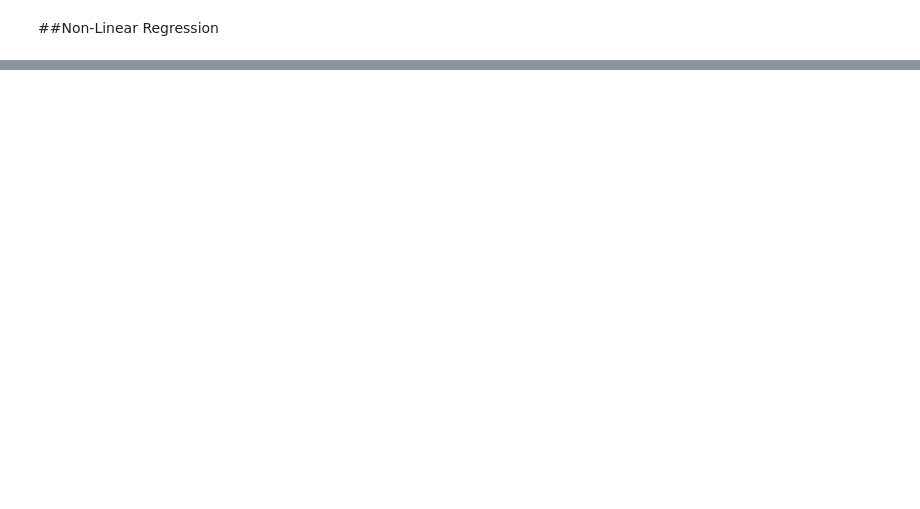
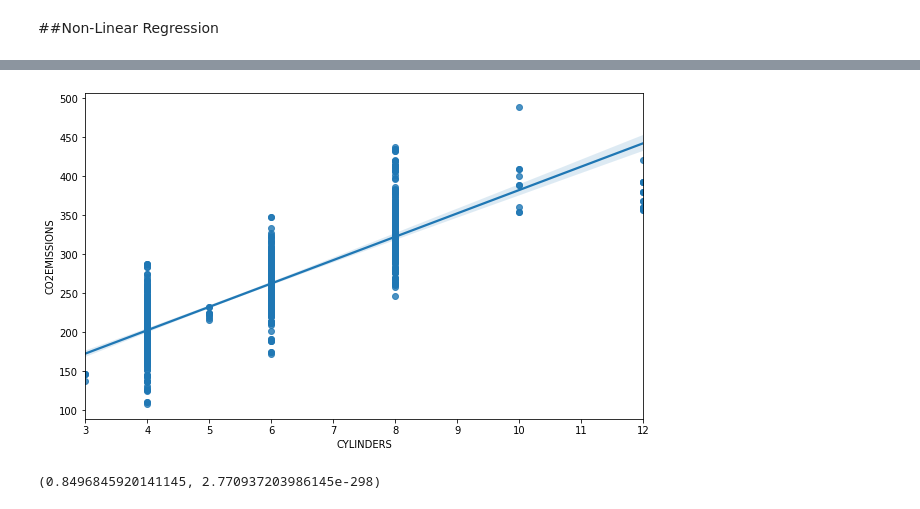
Before and after one commit to harsha8745/IBM-WATSON, a Jupyter notebook: Machine_Learning_with_Python.ipynb, the cells around one changed output, grey strips where cells are left out. Saved outputs shown, nothing was run; the diff lists cells and outputs as text; code cells hidden in the pictures; blank space fills up the shorter version.

```diff
--- a/Machine_Learning_with_Python.ipynb
+++ b/Machine_Learning_with_Python.ipynb
@@ -320,0 +635,8 @@ It is a function that measures the performance of a Machine Learning model for g
+# %%
+plt.figure(figsize=(10,6))
+sns.regplot(x='CYLINDERS',y='CO2EMISSIONS',data=df)
+plt.show()
+stats.pearsonr(df['CYLINDERS'],df['CO2EMISSIONS'])
+# %% [output]
+[figure, added]
+(0.8496845920141145, 2.770937203986145e-298)
```
Also changed, not shown: parts of 475 cells of this notebook.
